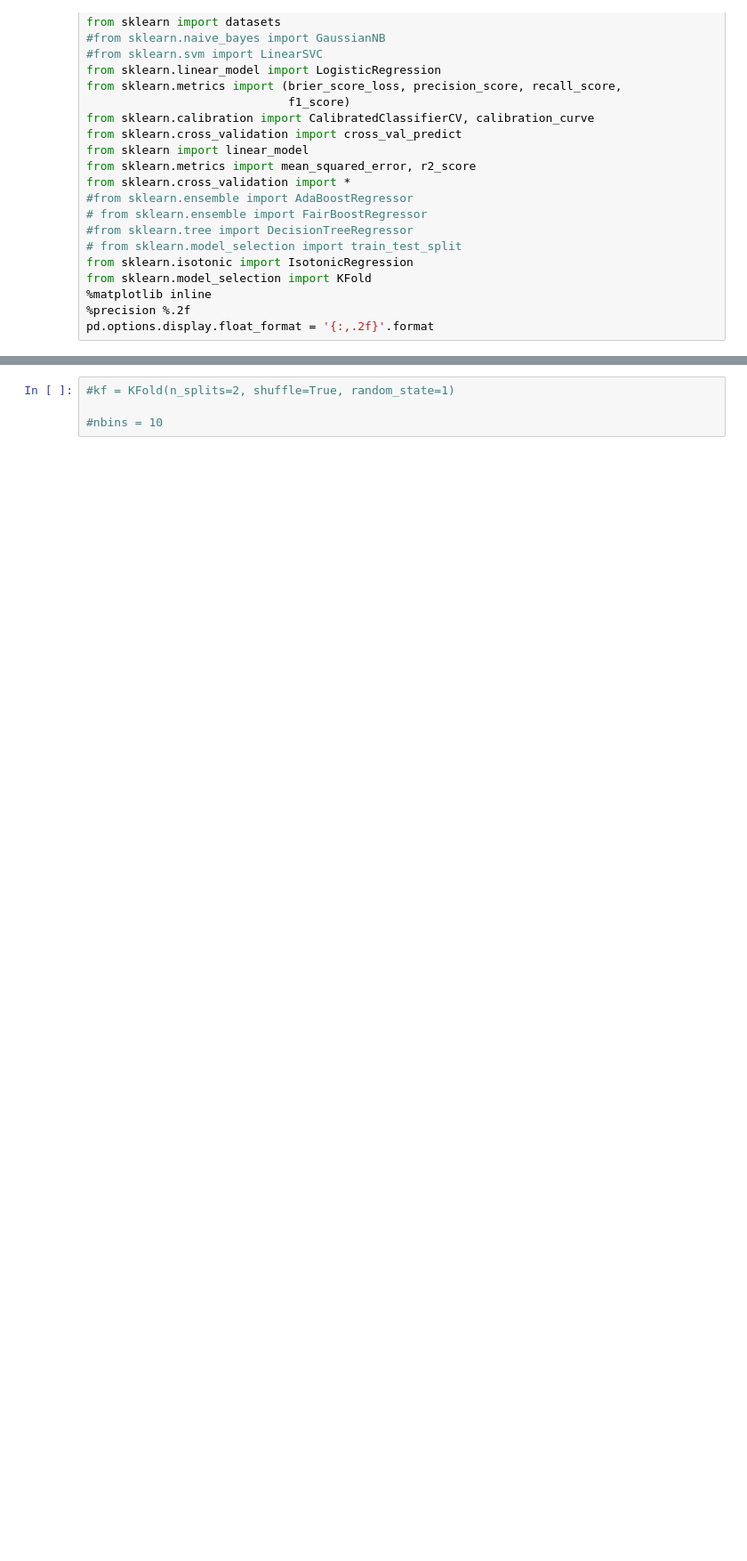
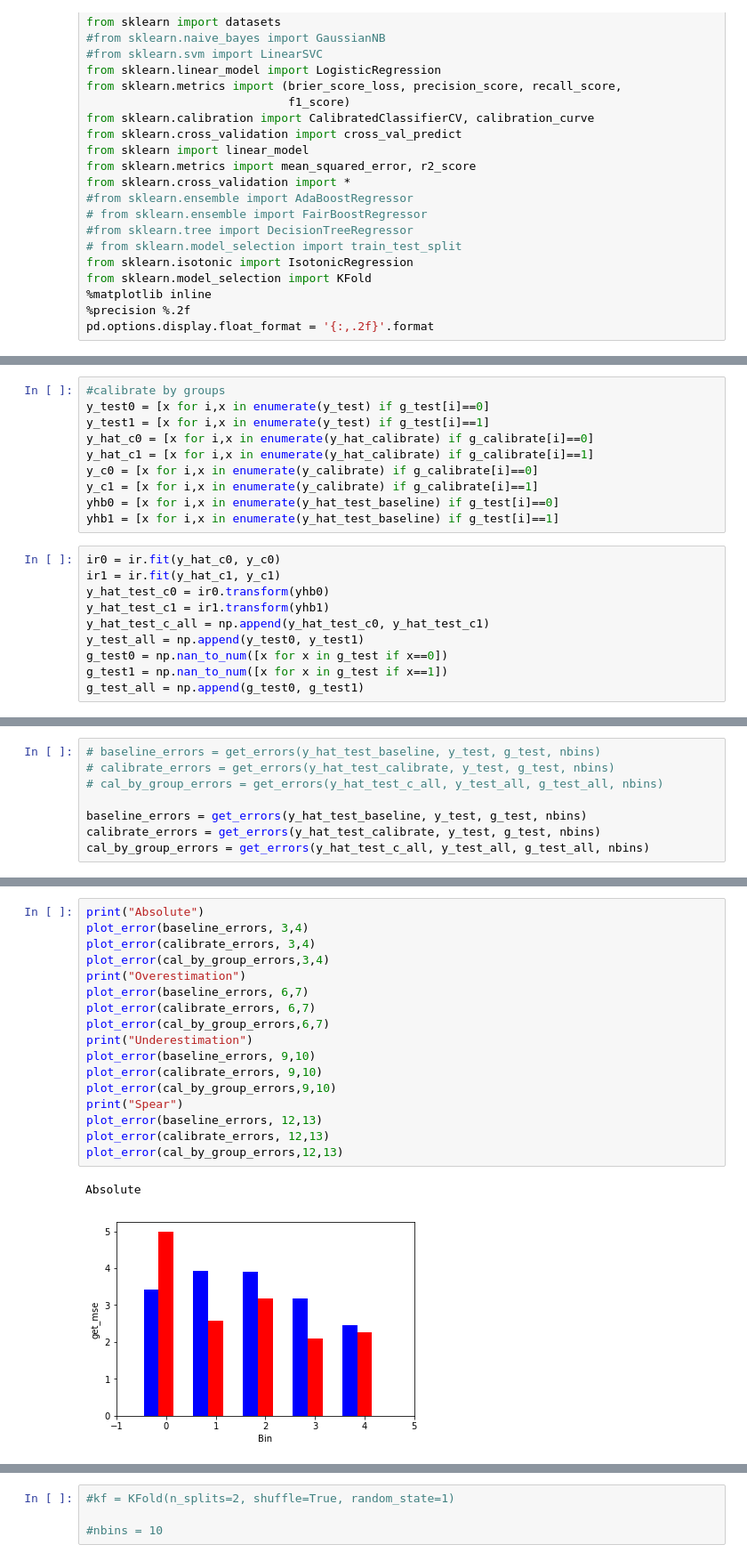
Before and after one commit to caitlinkuhlman/fair_ranking, a Jupyter notebook: test_calibration_by_groups.ipynb, the cells around one changed output, grey strips where cells are left out. Shown at 89% size. Saved outputs shown, nothing was run; the diff lists cells and outputs as text; blank space fills up the shorter version.

```diff
--- a/test_calibration_by_groups.ipynb
+++ b/test_calibration_by_groups.ipynb
@@ -260,0 +208,20 @@ group1:  (31, 3)
+# %%
+#calibrate by groups
+y_test0 = [x for i,x in enumerate(y_test) if g_test[i]==0]
+y_test1 = [x for i,x in enumerate(y_test) if g_test[i]==1]
+y_hat_c0 = [x for i,x in enumerate(y_hat_calibrate) if g_calibrate[i]==0]
+y_hat_c1 = [x for i,x in enumerate(y_hat_calibrate) if g_calibrate[i]==1]
+y_c0 = [x for i,x in enumerate(y_calibrate) if g_calibrate[i]==0]
+y_c1 = [x for i,x in enumerate(y_calibrate) if g_calibrate[i]==1]
+yhb0 = [x for i,x in enumerate(y_hat_test_baseline) if g_test[i]==0]
+yhb1 = [x for i,x in enumerate(y_hat_test_baseline) if g_test[i]==1]
+# %%
+ir0 = ir.fit(y_hat_c0, y_c0)
+ir1 = ir.fit(y_hat_c1, y_c1)
+y_hat_test_c0 = ir0.transform(yhb0)
+y_hat_test_c1 = ir1.transform(yhb1)
+y_hat_test_c_all = np.append(y_hat_test_c0, y_hat_test_c1)
+y_test_all = np.append(y_test0, y_test1)
+g_test0 = np.nan_to_num([x for x in g_test if x==0])
+g_test1 = np.nan_to_num([x for x in g_test if x==1])
+g_test_all = np.append(g_test0, g_test1)
@@ -260,0 +249,8 @@ group1:  (31, 3)
+# %%
+# baseline_errors = get_errors(y_hat_test_baseline, y_test, g_test, nbins)
+# calibrate_errors = get_errors(y_hat_test_calibrate, y_test, g_test, nbins)
+# cal_by_group_errors = get_errors(y_hat_test_c_all, y_test_all, g_test_all, nbins)
+
+baseline_errors = get_errors(y_hat_test_baseline, y_test, g_test, nbins)
+calibrate_errors = get_errors(y_hat_test_calibrate, y_test, g_test, nbins)
+cal_by_group_errors = get_errors(y_hat_test_c_all, y_test_all, g_test_all, nbins)
@@ -260,0 +306,20 @@ group1:  (31, 3)
+# %%
+print("Absolute")
+plot_error(baseline_errors, 3,4)
+plot_error(calibrate_errors, 3,4)
+plot_error(cal_by_group_errors,3,4)
+print("Overestimation")
+plot_error(baseline_errors, 6,7)
+plot_error(calibrate_errors, 6,7)
+plot_error(cal_by_group_errors,6,7)
+print("Underestimation")
+plot_error(baseline_errors, 9,10)
+plot_error(calibrate_errors, 9,10)
+plot_error(cal_by_group_errors,9,10)
+print("Spear")
+plot_error(baseline_errors, 12,13)
+plot_error(calibrate_errors, 12,13)
+plot_error(cal_by_group_errors,12,13)
+# %% [output]
+Absolute
+[figure, added]
```
Also changed, not shown: parts of 32 cells of this notebook.
